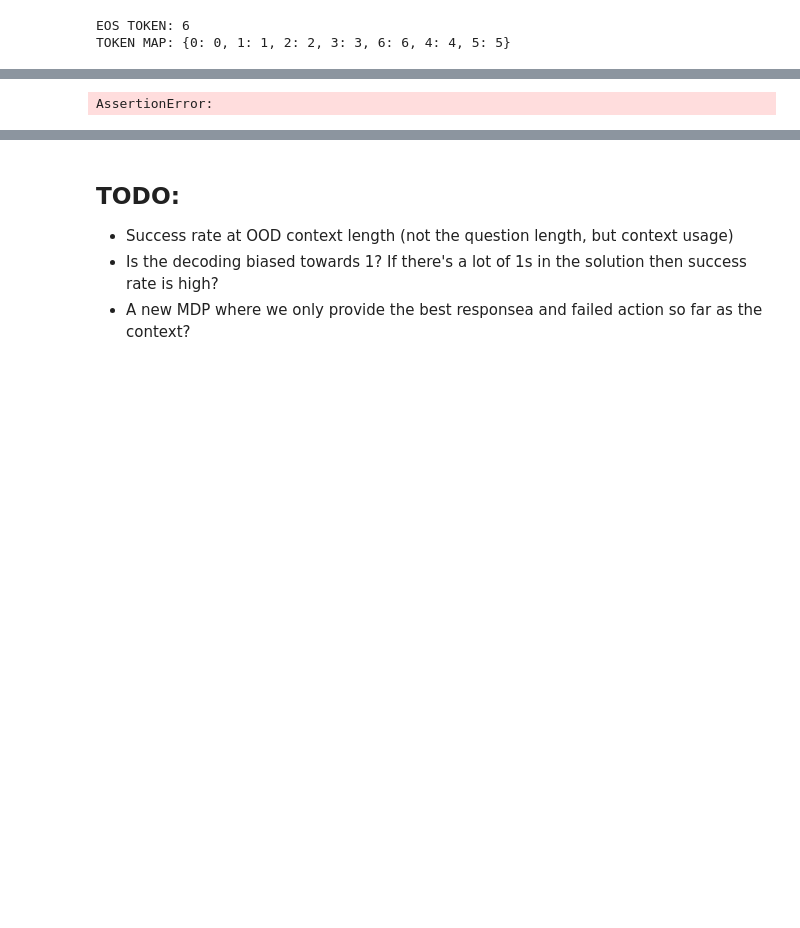
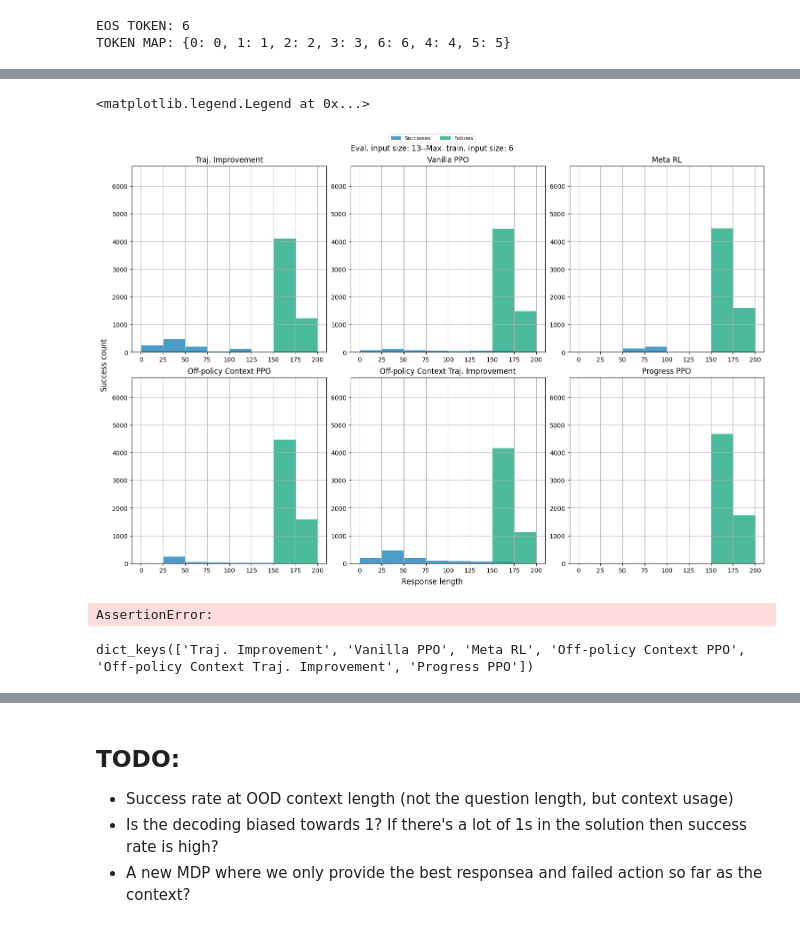
Before and after one commit to chanb/scaling_jax, a Jupyter notebook: src/evaluations/attempt_diversity.ipynb, the cells around one changed output, grey strips where cells are left out. Drawn from its saved outputs; the diff is of its cells as text; code cells hidden in the pictures; blank space fills up the shorter version.

```diff
--- a/src/evaluations/attempt_diversity.ipynb
+++ b/src/evaluations/attempt_diversity.ipynb
@@ -276,4 +315,46 @@ fig.legend(
+# %%
+num_cols = 3
+num_rows = math.ceil(len(results) / 3)
+fig, axes = plt.subplots(num_rows, num_cols, layout="constrained", figsize=(5.0 * num_cols, 5.0 * num_rows))
+
+axes = axes.flatten()
+max_success = max([np.sum(res_array[0], axis=-1) for (_, res_array) in results.items()])
+max_failure = max([np.sum(1 - res_array[0], axis=-1) for (_, res_array) in results.items()])
+for i, (exp_name, res_array) in enumerate(results.items()):
+    success_array = res_array[0]
+    rlength_array = res_array[1]
+    success_only_rlength = rlength_array[np.where(success_array)]
+    failure_only_rlength = rlength_array[np.where(np.logical_not(success_array))]
+
+    counts, bins = np.histogram(success_only_rlength, bins=np.arange(0, max_decode_len + 25, 25))
+    scatter = axes[i].hist(bins[:-1], bins, weights=counts, color="C0", alpha=0.7, label="Successes" if i == 0 else "")
+
+    counts, bins = np.histogram(failure_only_rlength, bins=np.arange(0, max_decode_len + 25, 25))
+    scatter = axes[i].hist(bins[:-1], bins, weights=counts, color="C1", alpha=0.7, label="Failures" if i == 0 else "")
+
+    axes[i].set_title(exp_name)
+    axes[i].grid(True)
+    axes[i].set_ylim(0, max(max_failure, max_success) * 1.05)
+
+fig.supylabel("Success count")
+fig.supxlabel("Response length")
+fig.suptitle("Eval. input size: {}--Max. train. input size: {}".format(max_bits, train_num_bits))
+fig.legend(
+    bbox_to_anchor=(0.0, 1.0, 1.0, 0.0),
+    loc="lower center",
+    ncols=3,
+    borderaxespad=0.0,
+    frameon=True,
+    fontsize="8",
+)
+# %% [output]
+<matplotlib.legend.Legend at 0x...>
+[figure, added]
 # %%
 assert 0
 # %% [output]
 AssertionError:
+# %%
+run_names.keys()
+# %% [output]
+dict_keys(['Traj. Improvement', 'Vanilla PPO', 'Meta RL', 'Off-policy Context PPO', 'Off-policy Context Traj. Improvement', 'Progress PPO'])
```
Also changed, not shown: parts of 13 cells of this notebook, 4 other files.
